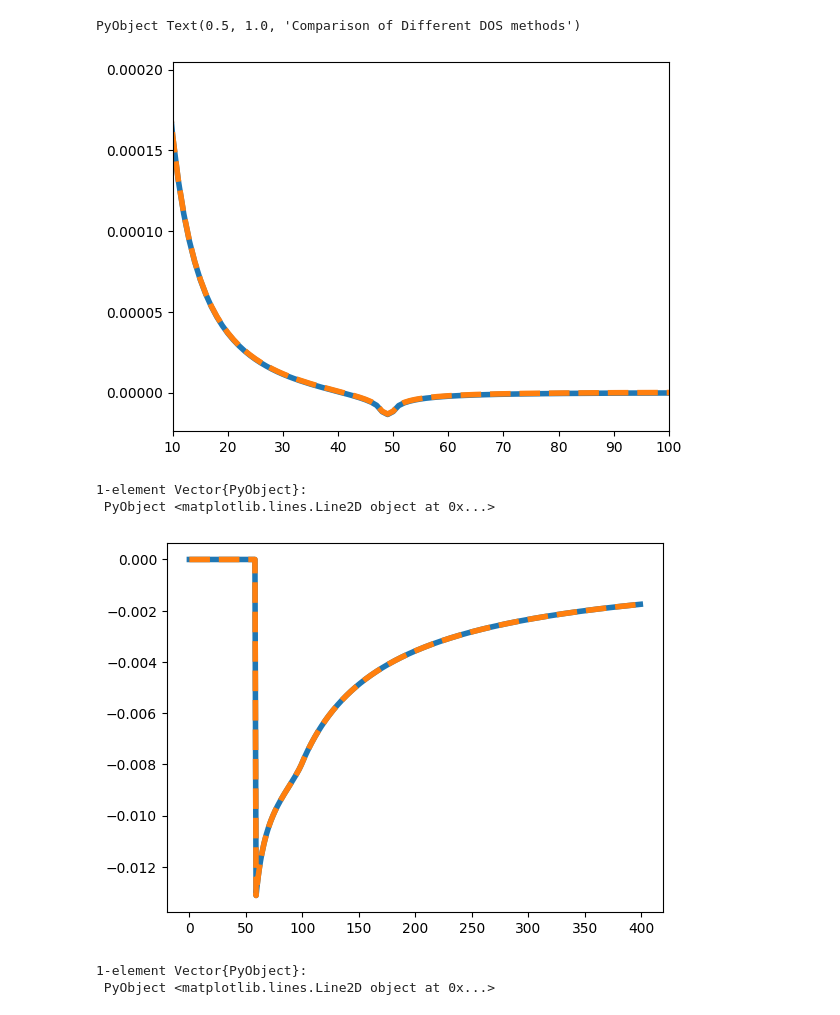
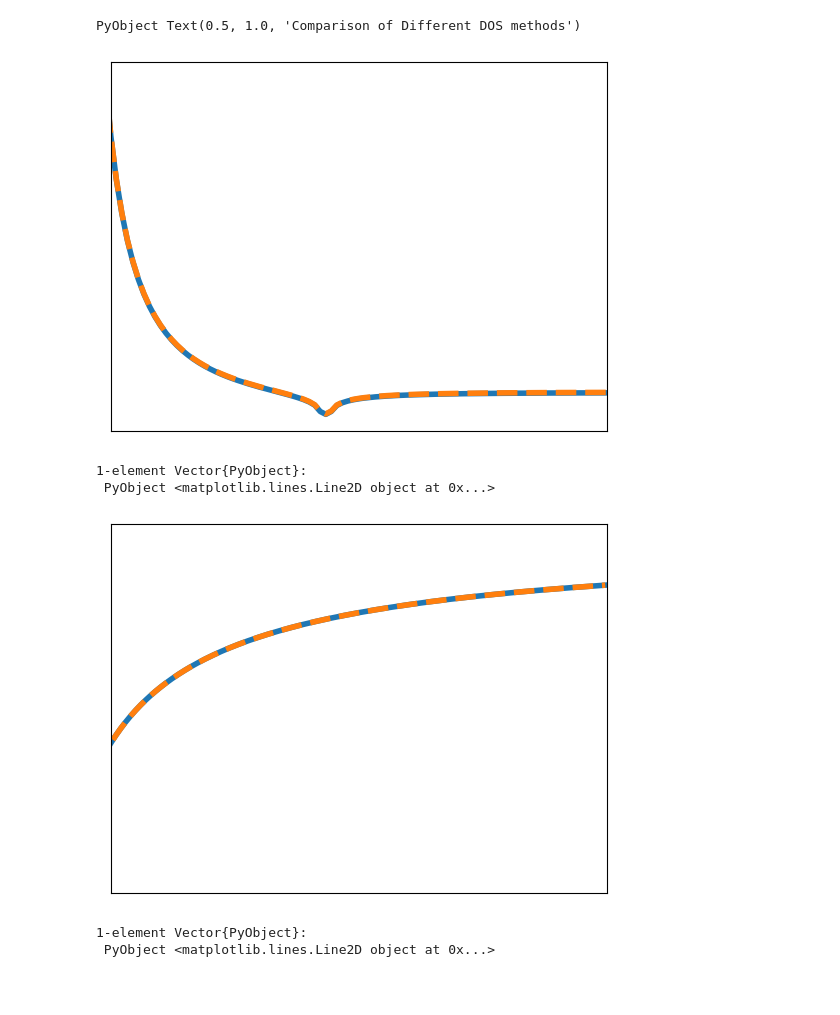
Before and after one commit to AliGhorashiCMT/Plasmons_Paper, a Jupyter notebook: Sanity Checks/Graphene Analytic and Numerical Models.ipynb, the cells around one changed output. Drawn from its saved outputs; the diff is of its cells as text; code cells hidden in the pictures; blank space fills up the shorter version.

```diff
--- a/Sanity Checks/Graphene Analytic and Numerical Models.ipynb
+++ b/Sanity Checks/Graphene Analytic and Numerical Models.ipynb
@@ -129,11 +129,13 @@ end
 # %%
 plot(rpol, linewidth=4)
 #xlim(30, 40)
 xlim(10, 100)
 #ylim(-0.0005, 0.0005)
+xticks(Float64[])
+yticks(Float64[])
 plot(rpol_kk, linestyle="dashed", linewidth=4)
 # %% [output]
-[figure, old version]
+[figure, new version]
 1-element Vector{PyObject}:
  PyObject <matplotlib.lines.Line2D object at 0x...>
 # %%
@@ -148,11 +150,12 @@ for i in 60:N
 end
 # %%
 plot(impol, linewidth=4)
-
-#xlim(20, 200)
+yticks(Float64[])
+xlim(100, 400)
+xticks(Float64[])
 #ylim(-0.0005, 0.0005)
 plot(impol_kk, linestyle="dashed", linewidth=4)
 # %% [output]
-[figure, old version]
+[figure, new version]
 1-element Vector{PyObject}:
  PyObject <matplotlib.lines.Line2D object at 0x...>
```
Also changed, not shown: parts of 5 cells of this notebook.
